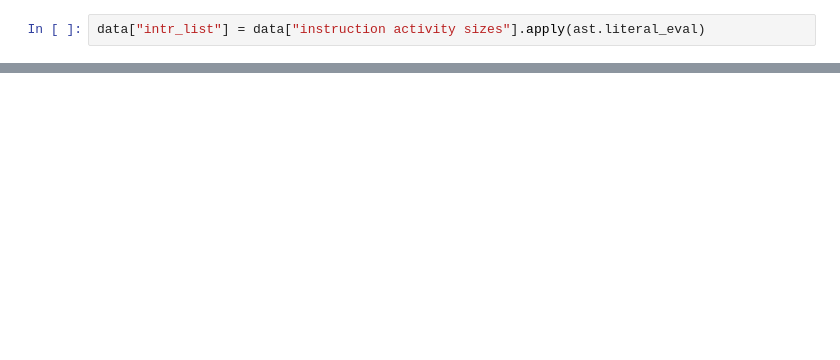
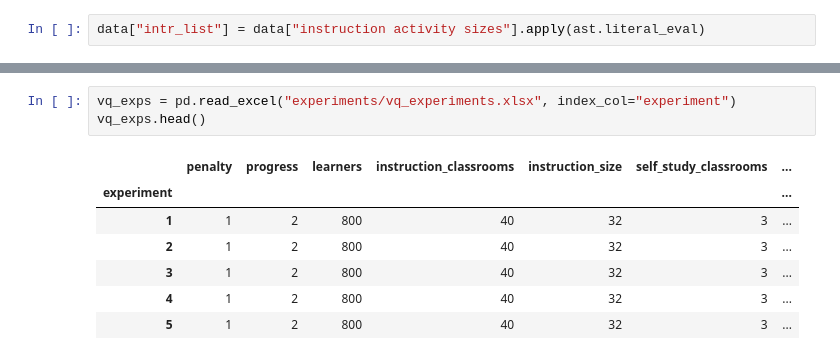
Before and after one commit to N-Wouda/PL-Hourly-Heuristic, a Jupyter notebook: analysis.ipynb, the cells around one changed output, grey strips where cells are left out. Drawn from its saved outputs; the diff is of its cells as text; blank space fills up the shorter version.

```diff
--- a/analysis.ipynb
+++ b/analysis.ipynb
@@ -593,0 +607,11 @@ plt.savefig("out/activity_sizes.pdf", bbox_inches='tight');
+# %%
+vq_exps = pd.read_excel("experiments/vq_experiments.xlsx", index_col="experiment")
+vq_exps.head()
+# %% [output]
+|  | penalty | progress | learners | instruction_classrooms | instruction_size | self_study_classrooms | ... |
+| experiment |  |  |  |  |  |  | ... |
+| 1 | 1 | 2 | 800 | 40 | 32 | 3 | ... |
+| 2 | 1 | 2 | 800 | 40 | 32 | 3 | ... |
+| 3 | 1 | 2 | 800 | 40 | 32 | 3 | ... |
+| 4 | 1 | 2 | 800 | 40 | 32 | 3 | ... |
+| 5 | 1 | 2 | 800 | 40 | 32 | 3 | ... |
```
Also changed, not shown: parts of 9 cells of this notebook.
